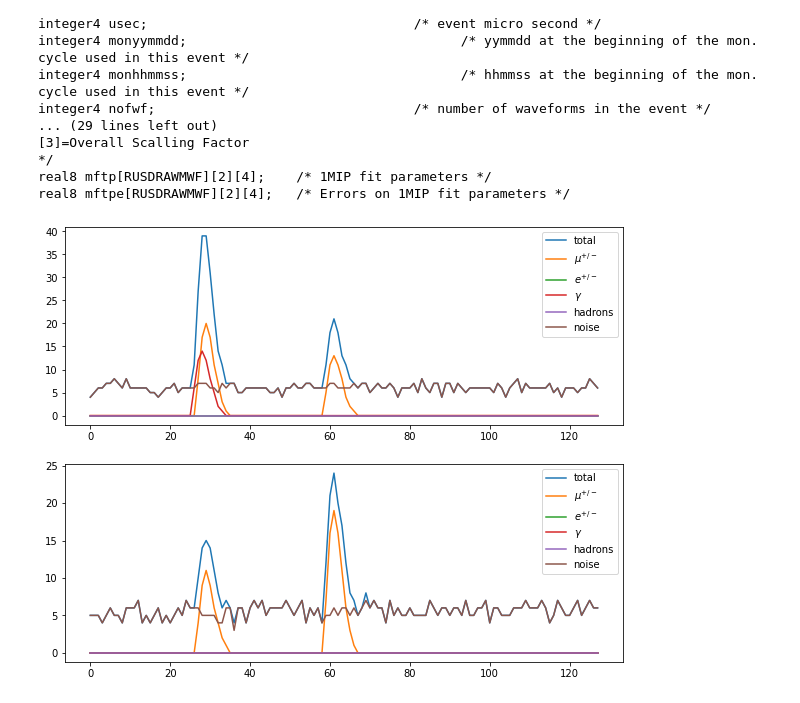
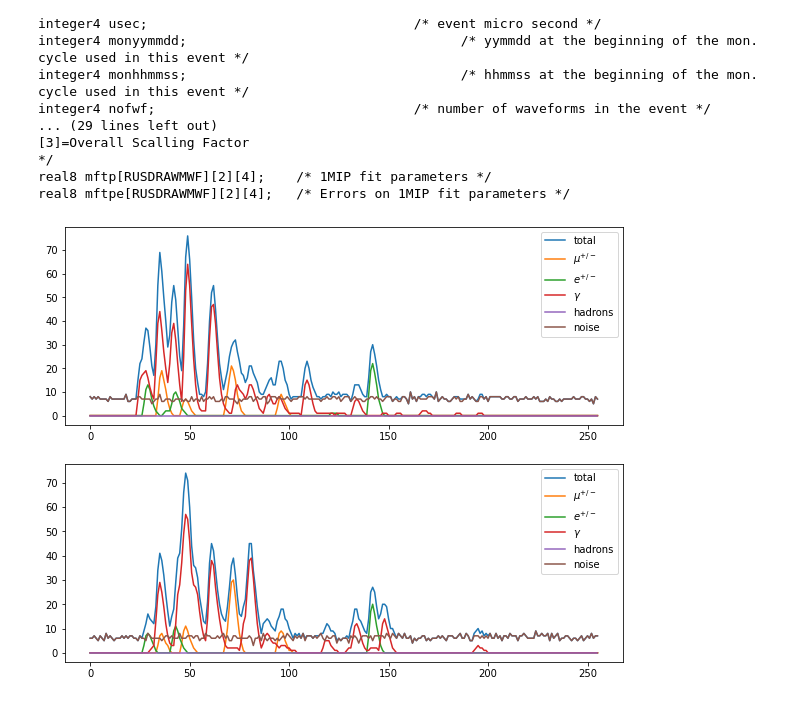
Before and after one commit to nj-vs-vh/ta-muon-puzzle, a Jupyter notebook: notebooks/waveforms-preview.ipynb, the cells around one changed output. Drawn from its saved outputs; the diff is of its cells as text; code cells hidden in the pictures.

```diff
--- a/notebooks/waveforms-preview.ipynb
+++ b/notebooks/waveforms-preview.ipynb
@@ -34,13 +34,15 @@ event_iters = [dst.events() for dst in dst_files]
 # %% [markdown]
 Each run of the cell below = 1 event from dst files, selecting top waveforms by integral
 # %%
-from data_extraction.waveform_processing import assemble_waveforms
+from data_extraction.waveform_processing import assemble_waveforms, get_datetime
 
 n_top_waveforms = 5
 
 fig, axes = plt.subplots(nrows=2, ncols=n_top_waveforms, figsize=(24, 8))
 
 detectors_to_plot = None
+
+datetime_printed = False
 
 for dst_label, event_iter, dst in zip(dst_file_labels, event_iters, dst_files):
     next(event_iter)
@@ -50,6 +52,11 @@ for dst_label, event_iter, dst in zip(dst_file_labels, event_iters, dst_files):
     fadc = rusdraw['fadc']
     wf_id = rusdraw['wf_id']
     xxyy = rusdraw['xxyy']
+
+    if not datetime_printed:
+        print(f"Event datetime: {get_datetime(rusdraw)}")
+        datetime_printed = True
+
     waveform_parts_by_detector = defaultdict(dict)
     for i in range(rusdraw['nofwf']):
         waveform_parts_by_detector[xxyy[i]][wf_id[i]] = fadc[i]
@@ -106,12 +114,10 @@ for dst in dst_files:
 from data_extraction.waveform_processing import get_datetime
 
 # plotting specific event (by precise datetime) and specific detector (by xxyy)
-target_dt = datetime.fromisoformat("2012-07-18 00:32:31.143931")
-target_xxyy = 1505
+target_dt = datetime.fromisoformat("2008-06-04 22:50:38.850910")
+target_xxyy = 1614
 
 fig, axes = plt.subplots(nrows=2, ncols=1, figsize=(10, 8))
-
-detectors_to_plot = None
 
 target_detector_waveforms_by_label = dict()
 
@@ -119,31 +125,31 @@ with all_dst, mu_dst, el_dst, gamma_dst, hadrons_dst, noise_dst:
     for dst, label in zip(dst_files, dst_file_labels):
         for _ in dst.events():
             rusdraw = dst.get_bank('rusdraw')
             datetime_ = get_datetime(rusdraw)
             if datetime_ != target_dt:
                 continue
 
             fadc = rusdraw['fadc']
             wf_id = rusdraw['wf_id']
             xxyy = rusdraw['xxyy']
             waveform_parts_by_detector = defaultdict(dict)
             for i in range(rusdraw['nofwf']):
                 waveform_parts_by_detector[xxyy[i]][wf_id[i]] = fadc[i]
             waveforms_by_detector = {xxyy_: assemble_waveforms(wfp) for xxyy_, wfp in waveform_parts_by_detector.items()}
 
             target_detector_waveforms_by_label[label] = waveforms_by_detector[target_xxyy]
             break
         else:
             raise ValueError(f"Event with target datetime {target_dt} not found")
 
 for label, waveforms in target_detector_waveforms_by_label.items():
     for irow, waveform in enumerate(waveforms):
         ax: plt.Axes = axes[irow]
         ax.plot(waveform, label=label)
         ax.legend()
 
 
 plt.savefig(f"../pics/anomalous-mu-{target_dt}-{target_xxyy:04}.png", bbox_inches="tight")
 plt.show()
 # %% [output]
-[figure, old version]
+[figure, new version]
```
Also changed, not shown: parts of 1 cell of this notebook, 12 other files.
